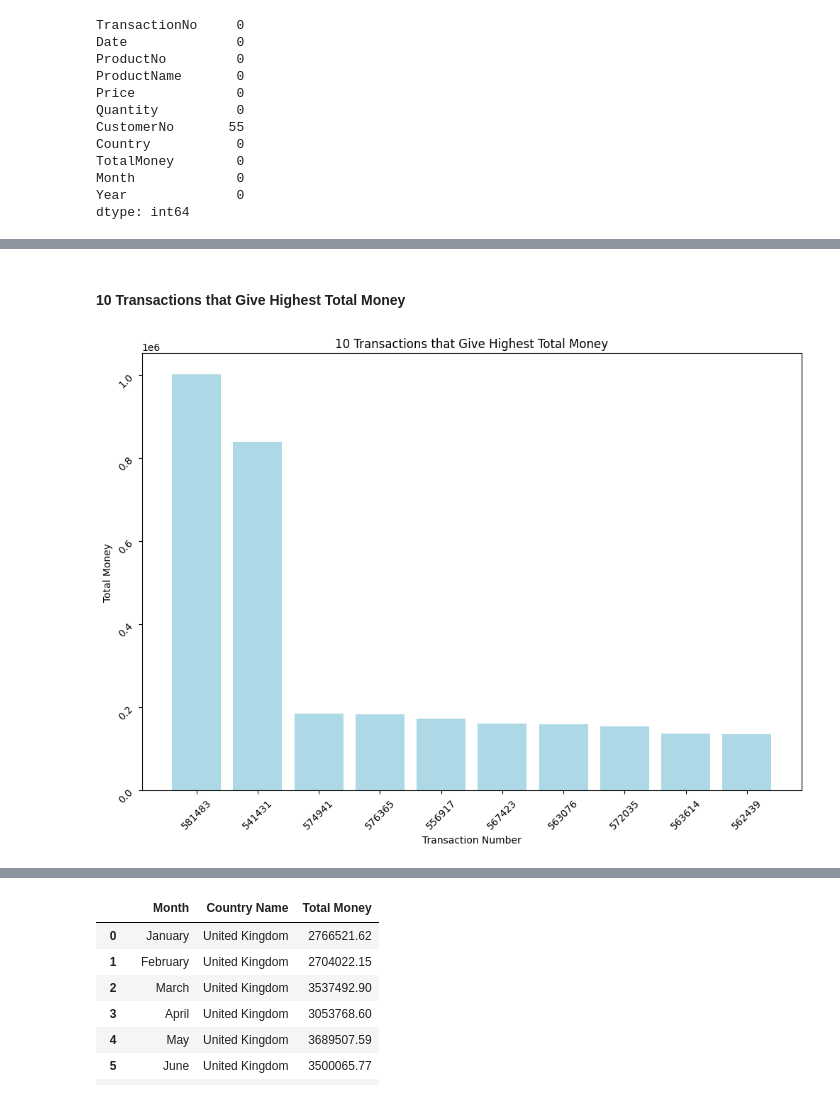
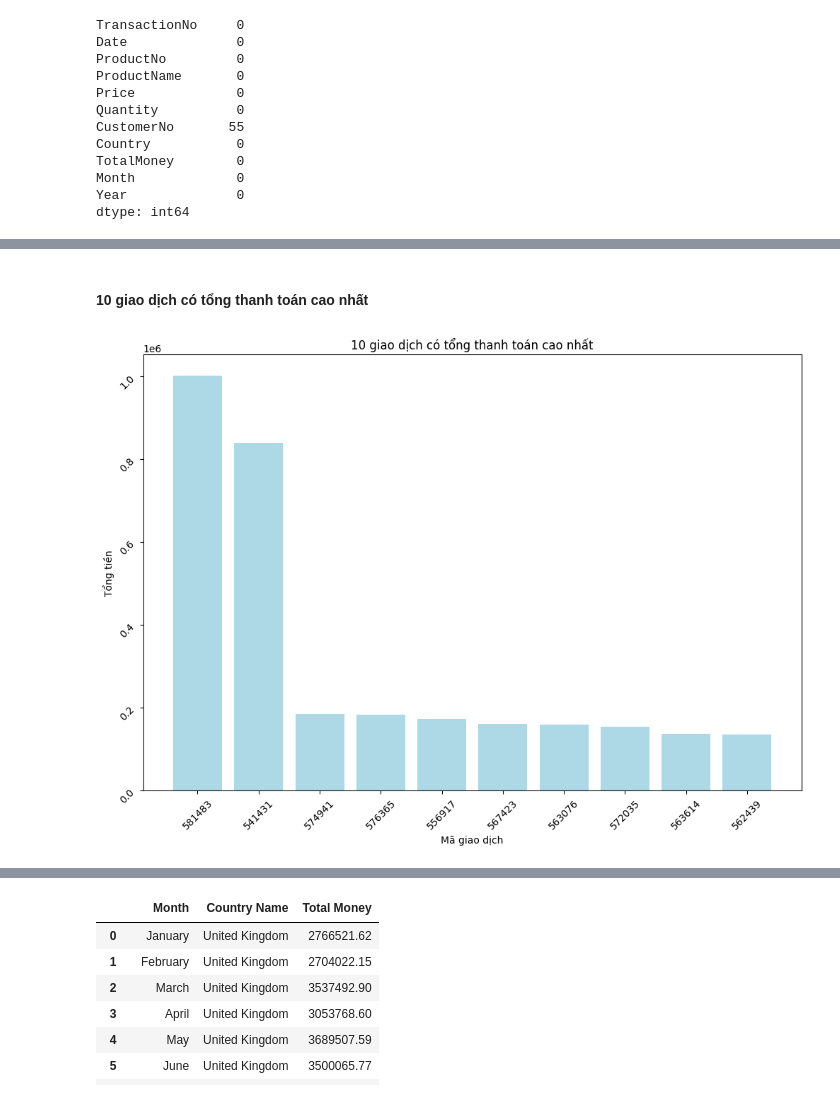
Before and after one commit to n0aHVN/Uni_DataMining_Final, a Jupyter notebook: e-commerce-business-transaction-eda.ipynb, the cells around one changed output, grey strips where cells are left out. Drawn from its saved outputs; the diff is of its cells as text; code cells hidden in the pictures.

```diff
--- a/e-commerce-business-transaction-eda.ipynb
+++ b/e-commerce-business-transaction-eda.ipynb
@@ -171,38 +140,38 @@ df.head()
 # %% [markdown]
-#### 10 Transactions that Give Highest Total Money
+#### 10 giao dịch có tổng thanh toán cao nhất
 # %%
 # Variable to Store Data
 listTransaction = df['TransactionNo'].unique()
 listTotalMoney = []
 
 # Loop for Store Data
 for i in listTransaction:
     totalMoney = df['TotalMoney'].loc[df['TransactionNo'] == i].sum()
     listTotalMoney.append(totalMoney)
 
 # Dictionary for DataFrame
 dictTransaction = {
     'TransactionNo' : listTransaction,
     'TotalMoney' : listTotalMoney
 }
 
 # Adjust DataFrame
 dfTransaction = pd.DataFrame(dictTransaction)
 dfTransaction = dfTransaction.sort_values('TotalMoney',ascending=False).head(10)
 dfTransaction = dfTransaction.reset_index(drop=True)
 
 # dfTransaction.to_csv('dfTransaction.csv')
 # dfTransaction = pd.read_csv("dfTransaction.csv")
 
 # Create Figure
 plt.figure(figsize = (12,8))
 plt.bar(data = dfTransaction, x = 'TransactionNo',height = 'TotalMoney', color = 'lightblue')
-plt.title('10 Transactions that Give Highest Total Money')
+plt.title('10 giao dịch có tổng thanh toán cao nhất')
 plt.yticks(rotation = 45)
 plt.xticks(rotation = 45)
-plt.xlabel('Transaction Number')
-plt.ylabel('Total Money')
+plt.xlabel('Mã giao dịch')
+plt.ylabel('Tổng tiền')
 plt.show()
 # %% [output]
-[figure, old version]
+[figure, new version]
 # %%
```
Also changed, not shown: parts of 31 cells of this notebook, 4 other files.
